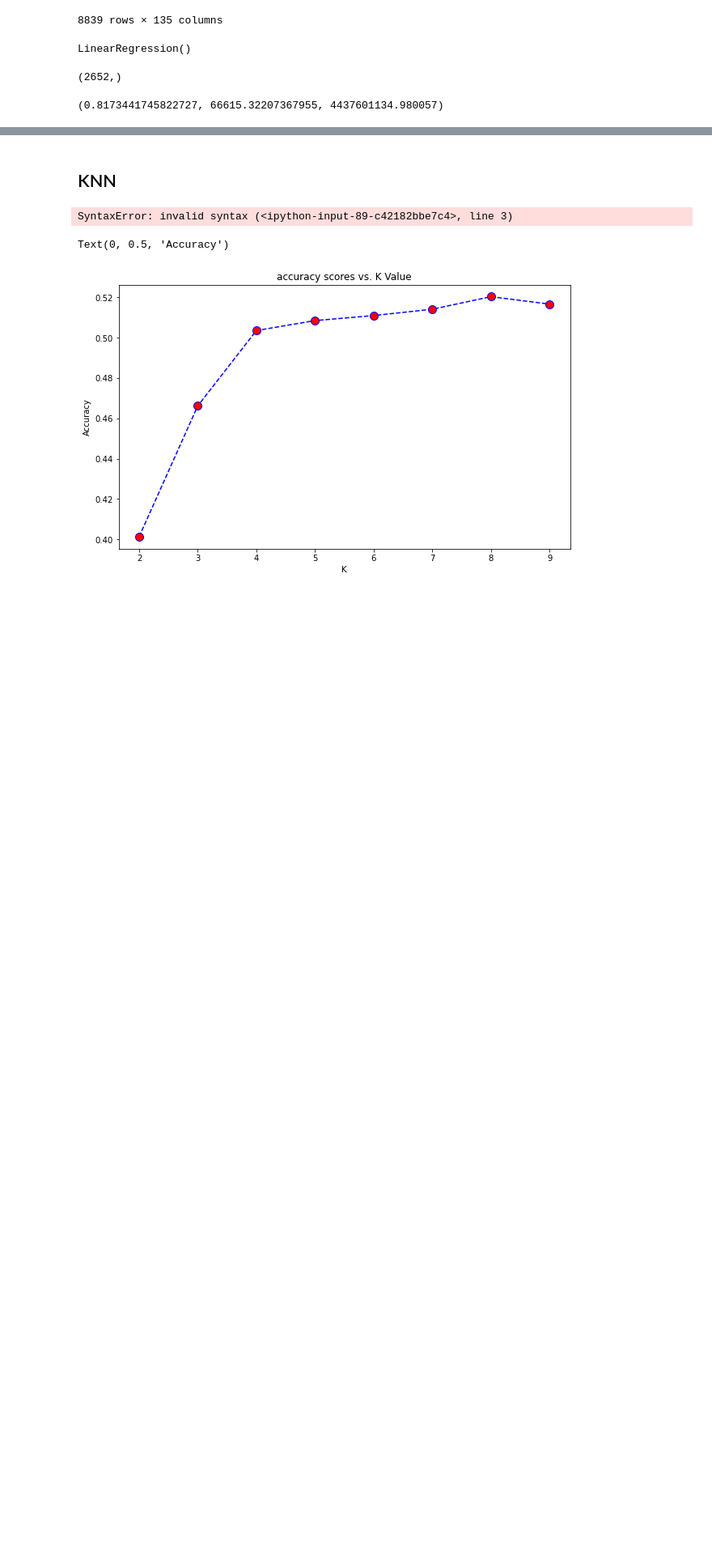
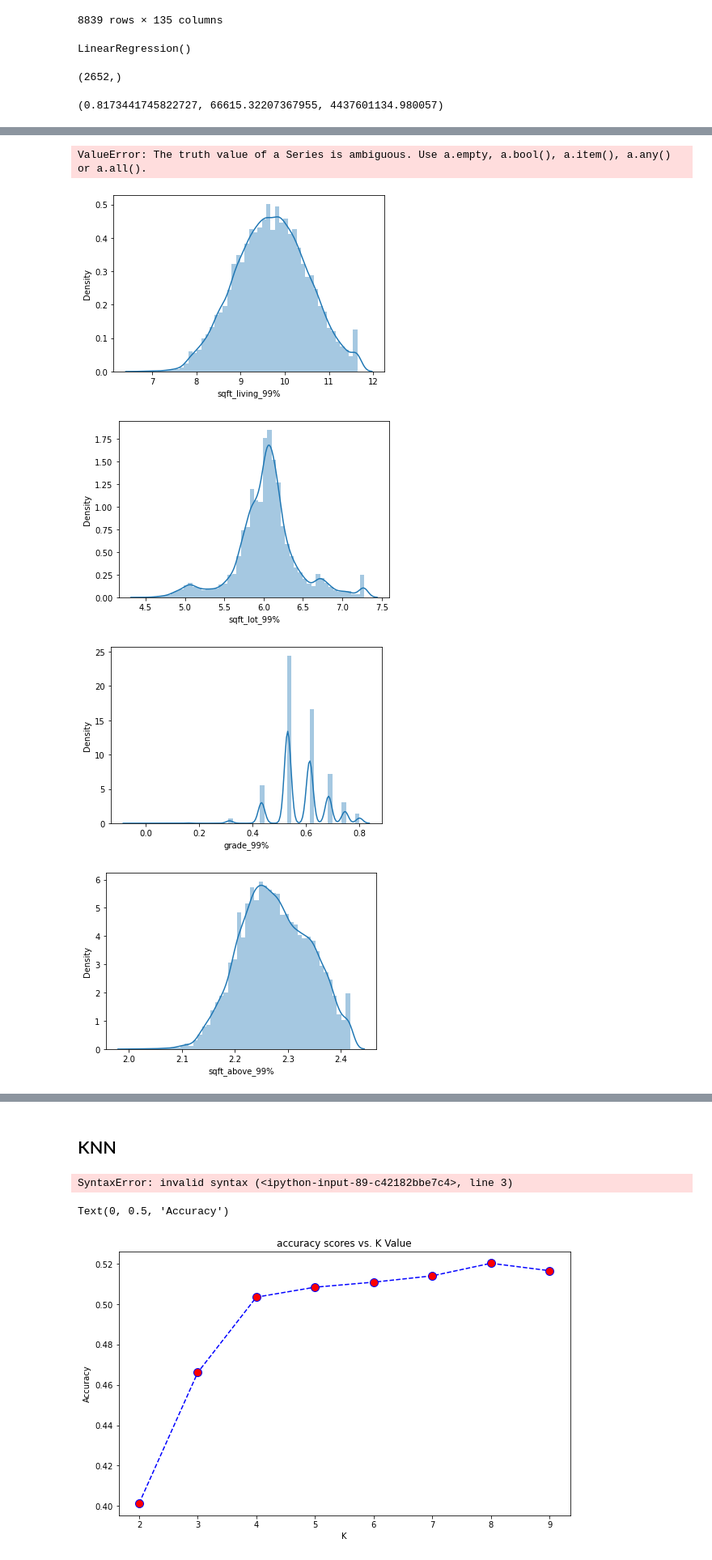
Before and after one commit to nicolerichter1989/mid-bootcamp-project, a Jupyter notebook: Regression Project - Housing Prices.ipynb, the cells around one changed output, grey strips where cells are left out. Shown at 81% size. Cells and saved outputs as stored; diff of their text form; code cells hidden in the pictures; blank space fills up the shorter version.

```diff
--- a/Regression Project - Housing Prices.ipynb
+++ b/Regression Project - Housing Prices.ipynb
@@ -903,0 +953,23 @@ plt.show()
+# %%
+# log transformation
+
+def log_transform(x):
+    if np.isfinite(x) and x!=0:
+        return np.log(x)
+    else:
+        return np.NAN
+# %%
+num_df_w_l = num_df_w_l.apply(log_transform)
+# %% [output]
+ValueError: The truth value of a Series is ambiguous. Use a.empty, a.bool(), a.item(), a.any() or a.all().
+# %%
+# check distribution of variables
+
+for column in num_df_w_l.columns:
+    sns.distplot(num_df_w_l[column])
+    plt.show()
+# %% [output]
+[figure, added]
+[figure, added]
+[figure, added]
+[figure, added]
```
Also changed, not shown: parts of 55 cells of this notebook.
